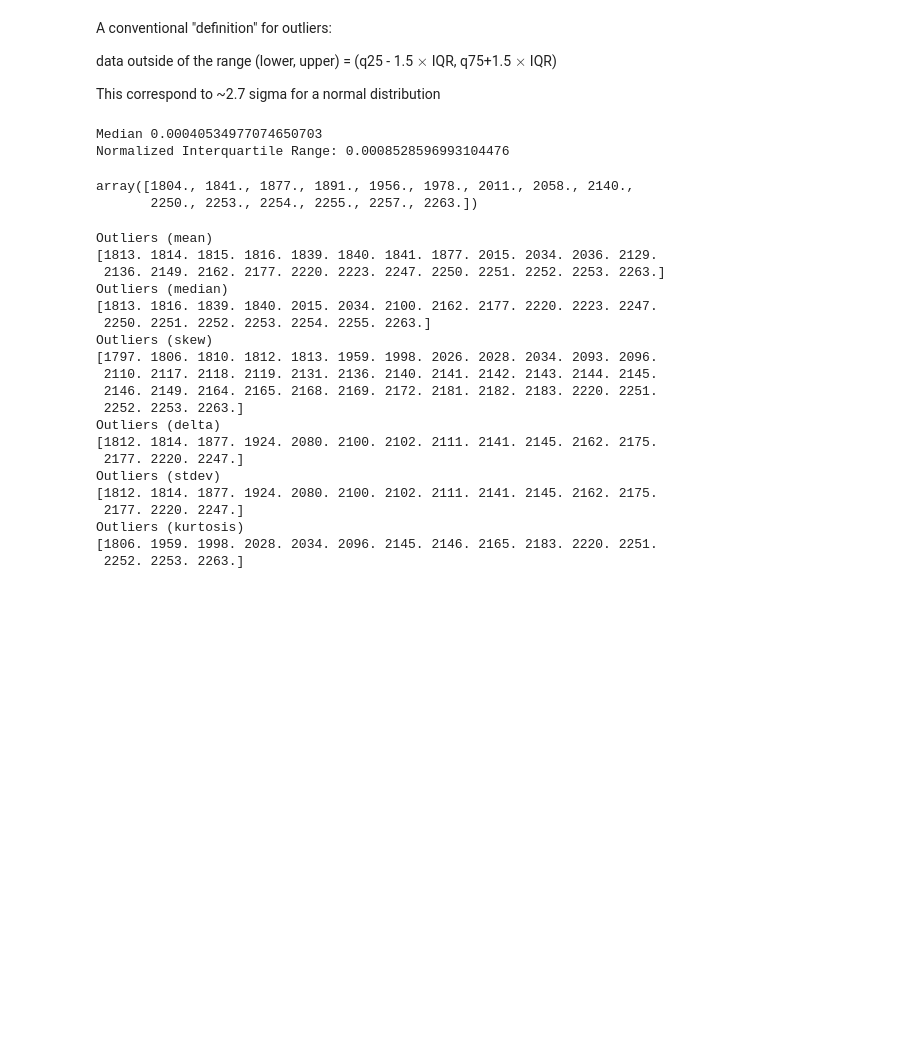
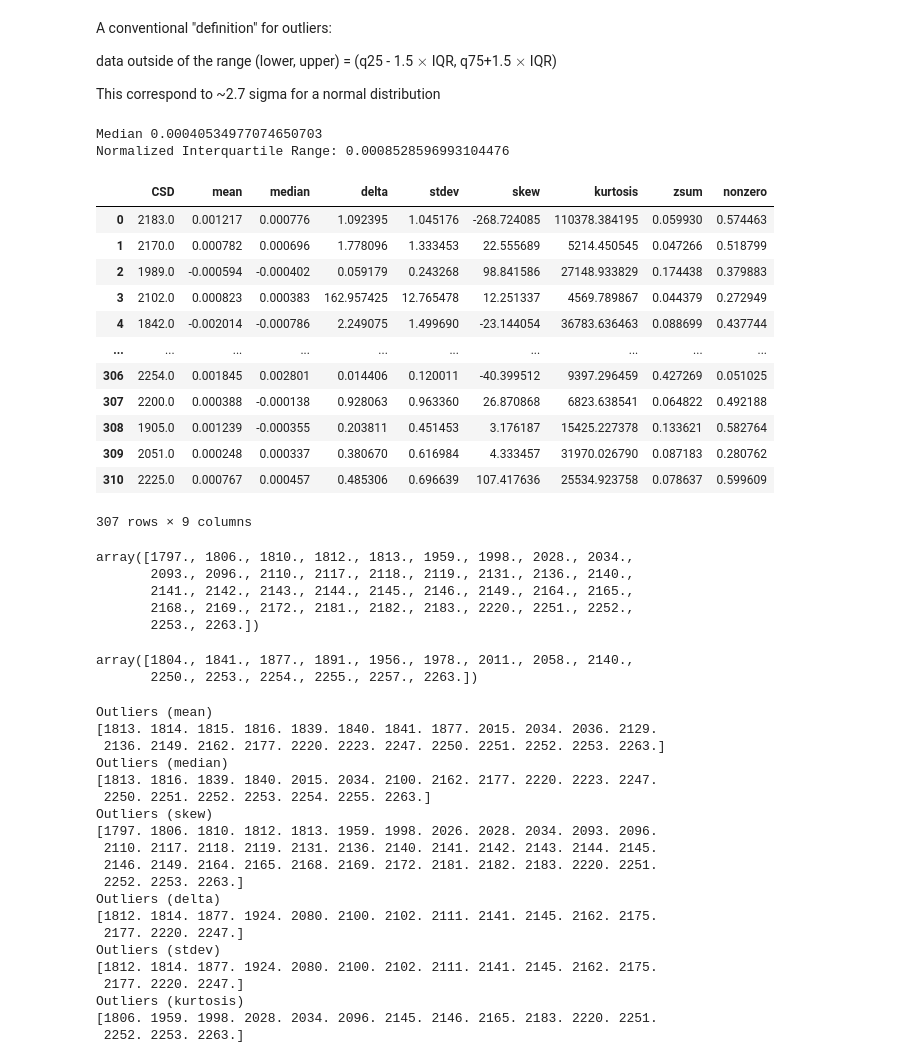
Before and after one commit to yuhants/chime_notebooks, a Jupyter notebook: rev03_stats.ipynb, the cells around one changed output. Drawn from its saved outputs; the diff is of its cells as text; code cells hidden in the pictures; blank space fills up the shorter version.

```diff
--- a/rev03_stats.ipynb
+++ b/rev03_stats.ipynb
@@ -198,6 +198,22 @@ print('Normalized Interquartile Range:', 0.7413 * iqr)
 # %% [output]
 Median 0.00040534977074650703
 Normalized Interquartile Range: 0.0008528596993104476
+# %%
+Data_107.data.dropna()
+# %% [output]
+|  | CSD | mean | median | delta | stdev | skew | kurtosis | zsum | nonzero |
+| 0 | 2183.0 | 0.001217 | 0.000776 | 1.092395 | 1.045176 | -268.724085 | 110378.384195 | 0.059930 | 0.574463 |
+| 1 | 2170.0 | 0.000782 | 0.000696 | 1.778096 | 1.333453 | 22.555689 | 5214.450545 | 0.047266 | 0.518799 |
+| 2 | 1989.0 | -0.000594 | -0.000402 | 0.059179 | 0.243268 | 98.841586 | 27148.933829 | 0.174438 | 0.379883 |
+| 3 | 2102.0 | 0.000823 | 0.000383 | 162.957425 | 12.765478 | 12.251337 | 4569.789867 | 0.044379 | 0.272949 |
+| 4 | 1842.0 | -0.002014 | -0.000786 | 2.249075 | 1.499690 | -23.144054 | 36783.636463 | 0.088699 | 0.437744 |
+| ... | ... | ... | ... | ... | ... | ... | ... | ... | ... |
+| 306 | 2254.0 | 0.001845 | 0.002801 | 0.014406 | 0.120011 | -40.399512 | 9397.296459 | 0.427269 | 0.051025 |
+| 307 | 2200.0 | 0.000388 | -0.000138 | 0.928063 | 0.963360 | 26.870868 | 6823.638541 | 0.064822 | 0.492188 |
+| 308 | 1905.0 | 0.001239 | -0.000355 | 0.203811 | 0.451453 | 3.176187 | 15425.227378 | 0.133621 | 0.582764 |
+| 309 | 2051.0 | 0.000248 | 0.000337 | 0.380670 | 0.616984 | 4.333457 | 31970.026790 | 0.087183 | 0.280762 |
+| 310 | 2225.0 | 0.000767 | 0.000457 | 0.485306 | 0.696639 | 107.417636 | 25534.923758 | 0.078637 | 0.599609 |
+307 rows × 9 columns
 # %%
 def get_outliers(dat, stat, method='iqr'):
     """Return outliers in terms of CSDs"""
@@ -228,6 +244,14 @@ for idx in [107, 244, 619, 936]:
 
     for stat in ['delta', 'stdev', 'kurtosis', 'zsum']:
         setattr(Data, f'out_{stat}', np.sort(get_outliers(Data.data, stat, 'count')))
+# %%
+Data_107.out_skew
+# %% [output]
+array([1797., 1806., 1810., 1812., 1813., 1959., 1998., 2028., 2034.,
+       2093., 2096., 2110., 2117., 2118., 2119., 2131., 2136., 2140.,
+       2141., 2142., 2143., 2144., 2145., 2146., 2149., 2164., 2165.,
+       2168., 2169., 2172., 2181., 2182., 2183., 2220., 2251., 2252.,
+       2253., 2263.])
 # %%
 Data_107.out_zsum
 # %% [output]
```
Also changed, not shown: parts of 3 cells of this notebook.
